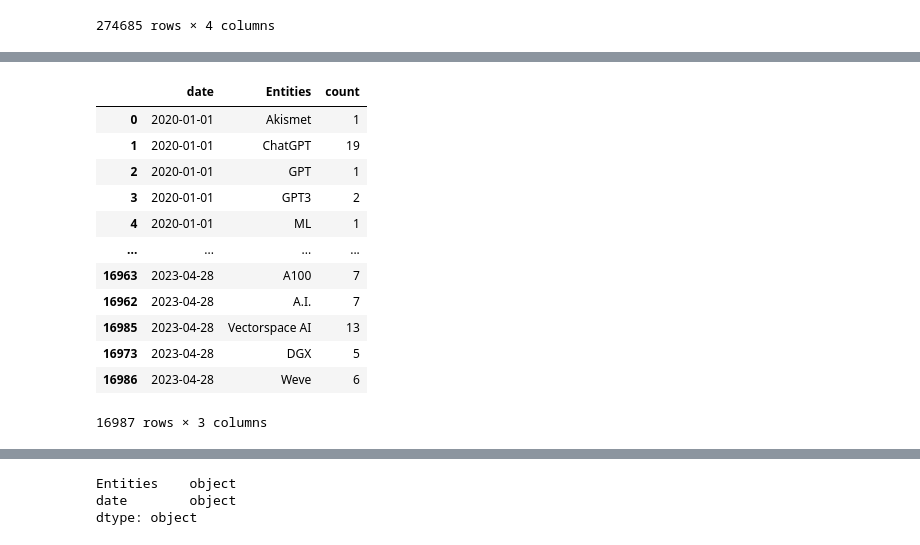
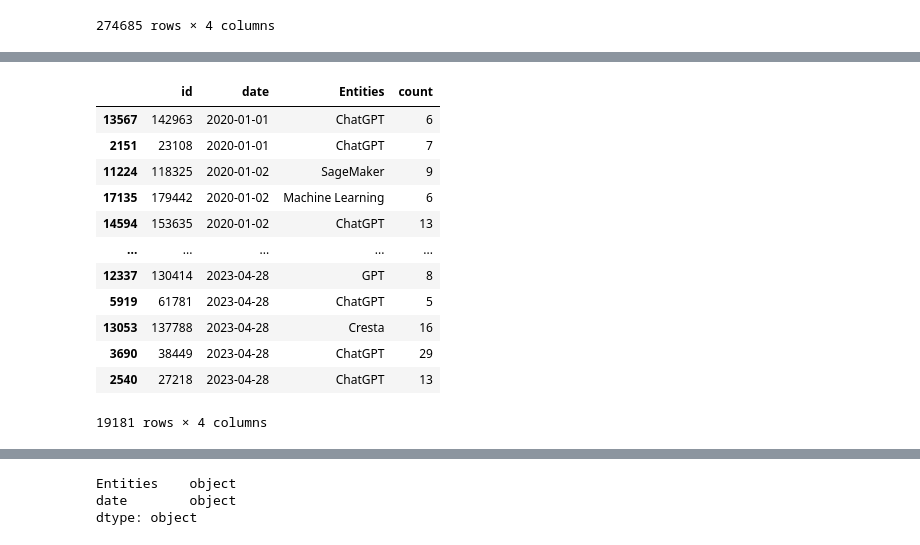
Before and after one commit to slvhuang/Final-Project-NLP, a Jupyter notebook: 5_entity_identification.ipynb, the cells around one changed output, grey strips where cells are left out. Saved outputs shown, nothing was run; the diff lists cells and outputs as text; code cells hidden in the pictures.

```diff
--- a/5_entity_identification.ipynb
+++ b/5_entity_identification.ipynb
@@ -699,3 +699,7 @@ AI_ner_date
 | 274683 | 200324 | AIgenerated | ORG | 2023-03-01 |
 | 274684 | 200324 | AIgenerated | ORG | 2023-03-01 |
 274685 rows × 4 columns
+# %%
+# select the rows where entities only occur less than 5 times in each article
+AI_ner_date = AI_ner_date.groupby(['id', 'Entities']).filter(lambda x: len(x) >= 5)
+AI_ner_date
@@ -702,18 +740,18 @@ AI_ner_date
 # %%
-# get the count of AI entities by date
-AI_ner_date_count = AI_ner_date.groupby(['date', 'Entities']).size().reset_index().rename(columns={0:'count'}).sort_values('date', ascending=True)
+# get the article count of AI entities by date
+AI_ner_date_count = AI_ner_date.groupby(['id', 'date', 'Entities']).size().reset_index().rename(columns={0:'count'}).sort_values('date', ascending=True)
 AI_ner_date_count
 # %% [output]
-|  | date | Entities | count |
-| 0 | 2020-01-01 | Akismet | 1 |
-| 1 | 2020-01-01 | ChatGPT | 19 |
-| 2 | 2020-01-01 | GPT | 1 |
-| 3 | 2020-01-01 | GPT3 | 2 |
-| 4 | 2020-01-01 | ML | 1 |
-| ... | ... | ... | ... |
-| 16963 | 2023-04-28 | A100 | 7 |
-| 16962 | 2023-04-28 | A.I. | 7 |
-| 16985 | 2023-04-28 | Vectorspace AI | 13 |
-| 16973 | 2023-04-28 | DGX | 5 |
-| 16986 | 2023-04-28 | Weve | 6 |
+|  | id | date | Entities | count |
+| 13567 | 142963 | 2020-01-01 | ChatGPT | 6 |
+| 2151 | 23108 | 2020-01-01 | ChatGPT | 7 |
+| 11224 | 118325 | 2020-01-02 | SageMaker | 9 |
+| 17135 | 179442 | 2020-01-02 | Machine Learning | 6 |
+| 14594 | 153635 | 2020-01-02 | ChatGPT | 13 |
+| ... | ... | ... | ... | ... |
+| 12337 | 130414 | 2023-04-28 | GPT | 8 |
+| 5919 | 61781 | 2023-04-28 | ChatGPT | 5 |
+| 13053 | 137788 | 2023-04-28 | Cresta | 16 |
+| 3690 | 38449 | 2023-04-28 | ChatGPT | 29 |
+| 2540 | 27218 | 2023-04-28 | ChatGPT | 13 |
-16987 rows × 3 columns
+19181 rows × 4 columns
```
Also changed, not shown: parts of 15 cells of this notebook.
